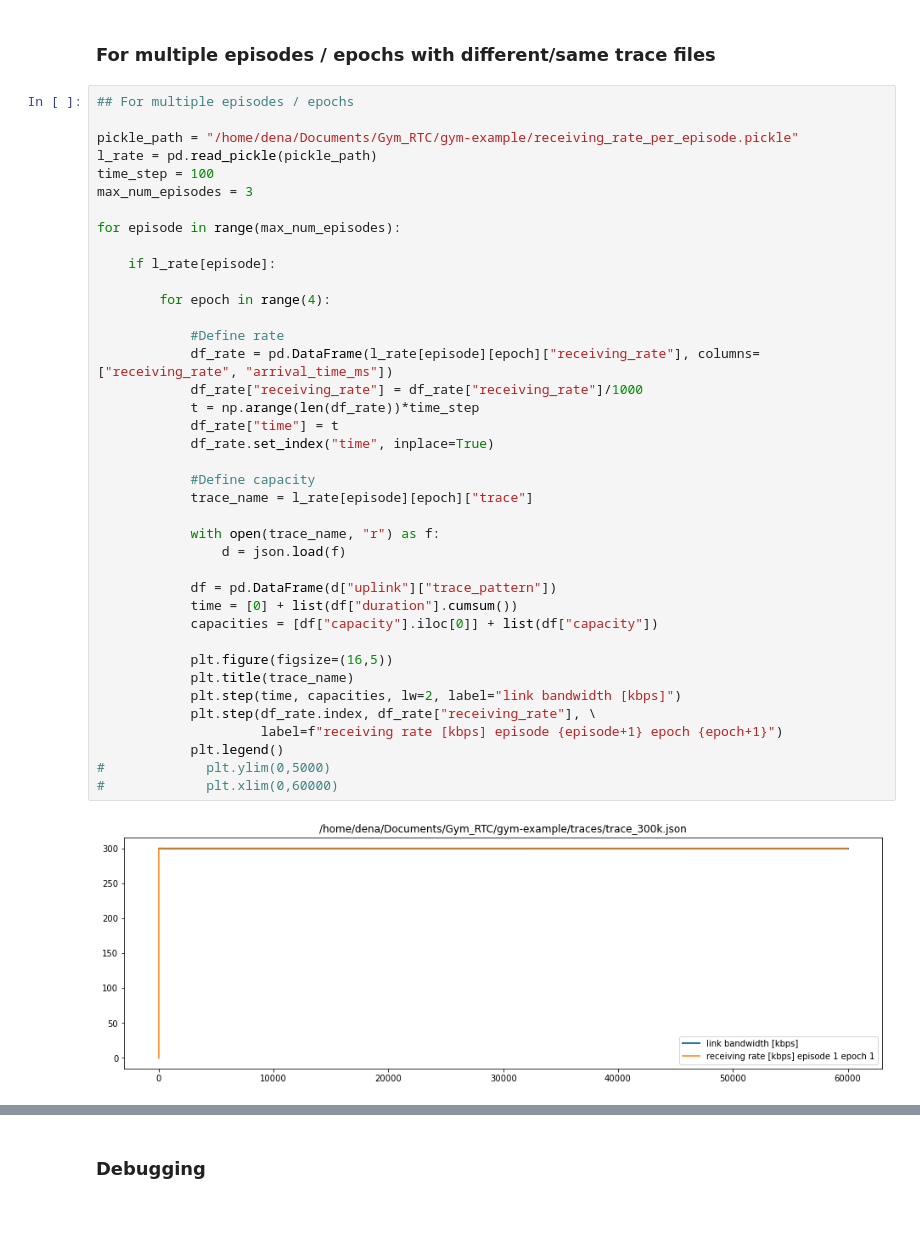
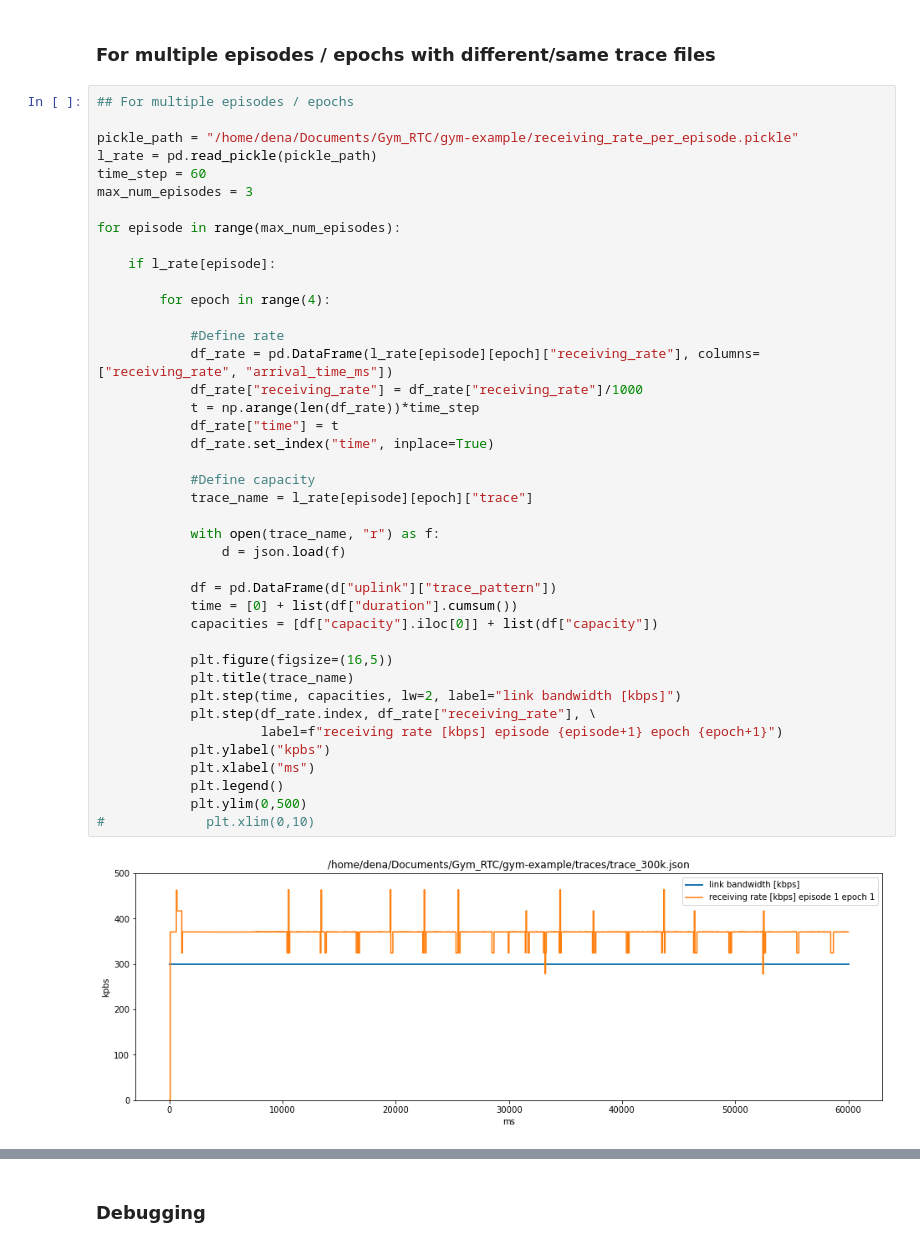
Before and after one commit to denama/ReCoCo, a Jupyter notebook: simulation_analysis/Rate_vs_capacity_no_packets.ipynb, the cells around one changed output, grey strips where cells are left out. Cells and saved outputs as stored; diff of their text form; blank space fills up the shorter version.

```diff
--- a/simulation_analysis/Rate_vs_capacity_no_packets.ipynb
+++ b/simulation_analysis/Rate_vs_capacity_no_packets.ipynb
@@ -14,39 +16,41 @@ import numpy as np
 
 pickle_path = "/home/dena/Documents/Gym_RTC/gym-example/receiving_rate_per_episode.pickle"
 l_rate = pd.read_pickle(pickle_path)
-time_step = 100
+time_step = 60
 max_num_episodes = 3
 
 for episode in range(max_num_episodes):
 
     if l_rate[episode]:
 
         for epoch in range(4):
 
             #Define rate
             df_rate = pd.DataFrame(l_rate[episode][epoch]["receiving_rate"], columns=["receiving_rate", "arrival_time_ms"])
             df_rate["receiving_rate"] = df_rate["receiving_rate"]/1000
             t = np.arange(len(df_rate))*time_step
             df_rate["time"] = t
             df_rate.set_index("time", inplace=True)
 
             #Define capacity
             trace_name = l_rate[episode][epoch]["trace"]
 
             with open(trace_name, "r") as f:
                 d = json.load(f)
 
             df = pd.DataFrame(d["uplink"]["trace_pattern"])
             time = [0] + list(df["duration"].cumsum())
             capacities = [df["capacity"].iloc[0]] + list(df["capacity"])
 
             plt.figure(figsize=(16,5))
             plt.title(trace_name)
             plt.step(time, capacities, lw=2, label="link bandwidth [kbps]")
             plt.step(df_rate.index, df_rate["receiving_rate"], \
                      label=f"receiving rate [kbps] episode {episode+1} epoch {epoch+1}")
+            plt.ylabel("kpbs")
+            plt.xlabel("ms")
             plt.legend()
-#             plt.ylim(0,5000)
-#             plt.xlim(0,60000)
+            plt.ylim(0,500)
+#             plt.xlim(0,10)
 # %% [output]
-[figure, old version]
+[figure, new version]
```
Also changed, not shown: parts of 3 cells of this notebook, 23 other files.
